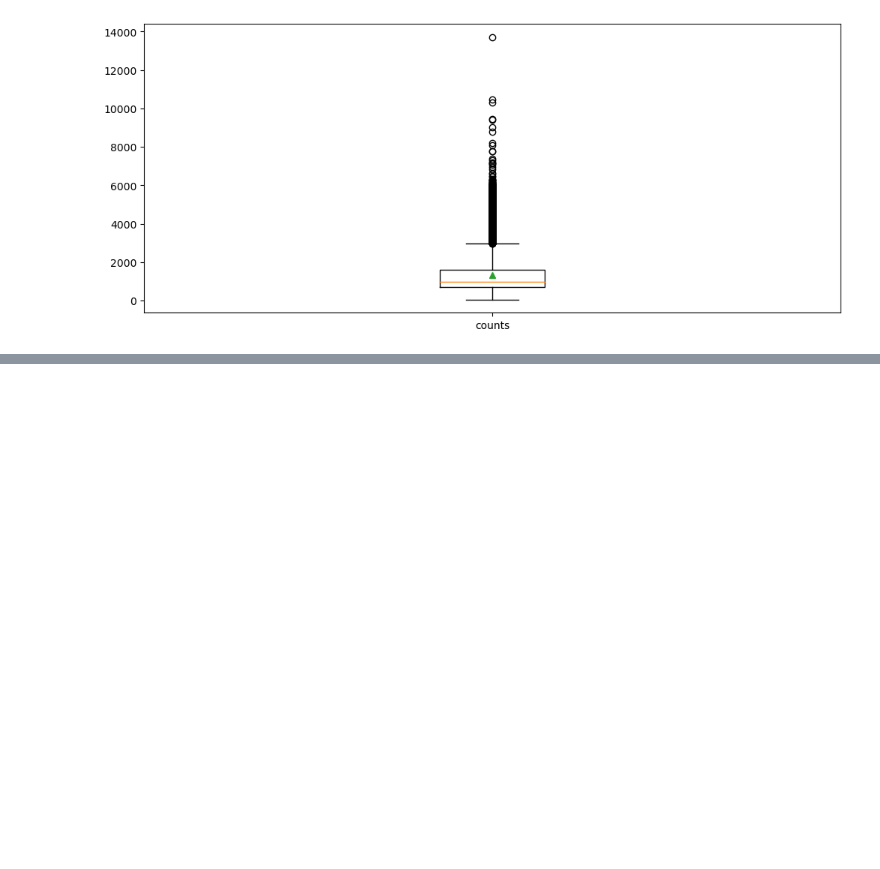
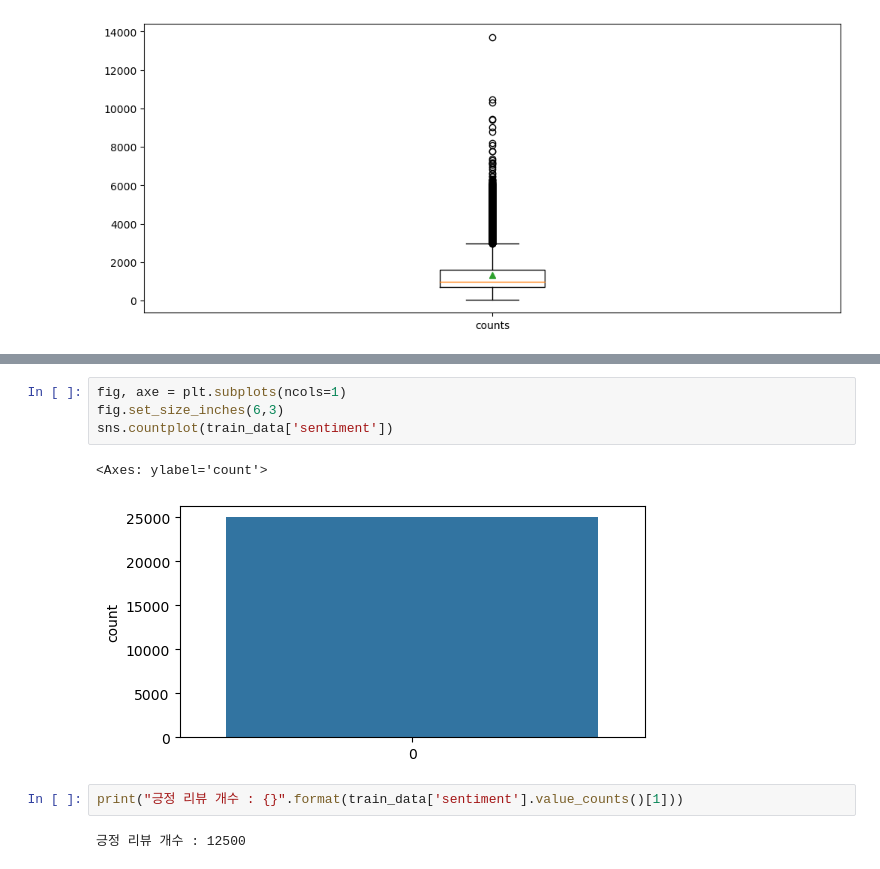
Before and after one commit to DVL-Sejong/augemented-analysis-for-industrial-data, a Jupyter notebook: Data-Analysis/Data-type-based-feature-extraction/tabular/language/word-popcorn-preprocessing.ipynb, the cells around one changed output, grey strips where cells are left out. Saved outputs shown, nothing was run; the diff lists cells and outputs as text; blank space fills up the shorter version.

```diff
--- a/Data-Analysis/Data-type-based-feature-extraction/tabular/language/word-popcorn-preprocessing.ipynb
+++ b/Data-Analysis/Data-type-based-feature-extraction/tabular/language/word-popcorn-preprocessing.ipynb
@@ -104,0 +114,11 @@ plt.boxplot(train_length, labels=['counts'], showmeans=True)
+# %%
+fig, axe = plt.subplots(ncols=1)
+fig.set_size_inches(6,3)
+sns.countplot(train_data['sentiment'])
+# %% [output]
+<Axes: ylabel='count'>
+[figure, added]
+# %%
+print("긍정 리뷰 개수 : {}".format(train_data['sentiment'].value_counts()[1]))
+# %% [output]
+긍정 리뷰 개수 : 12500
```
Also changed, not shown: parts of 1 cell of this notebook.
